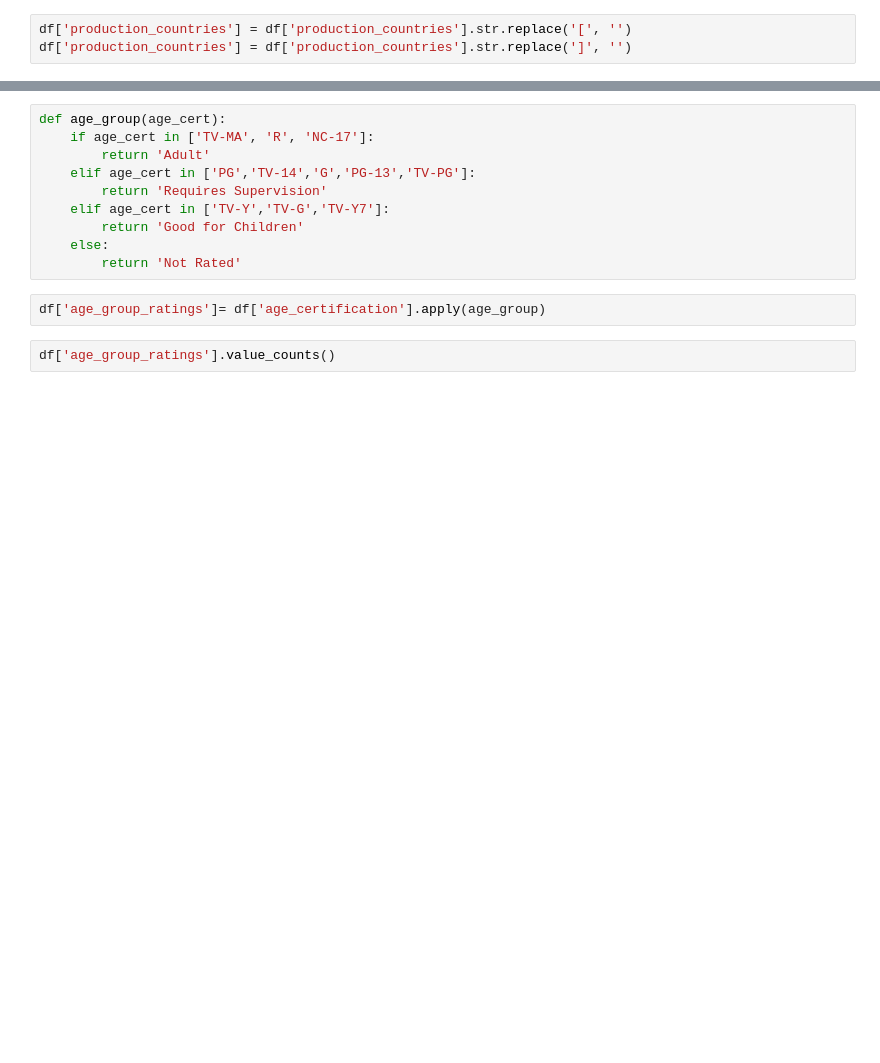
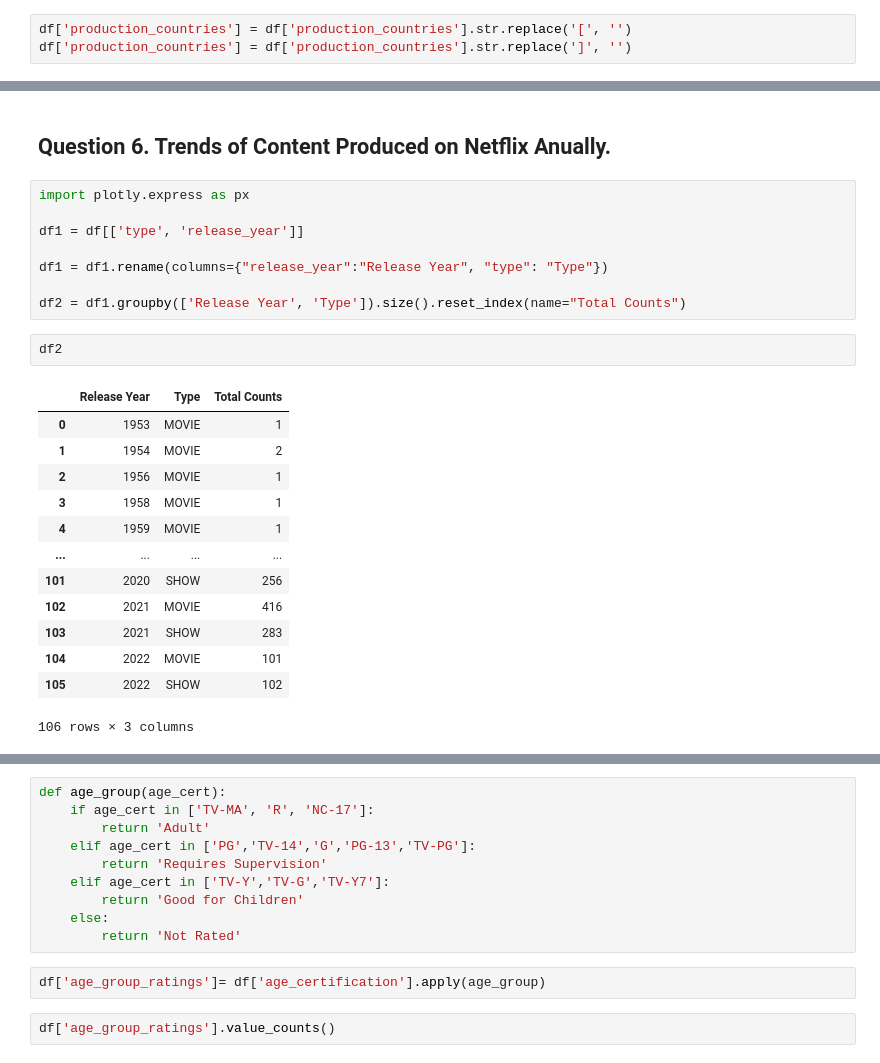
Before and after one commit to Nahsc0/Netflix_Movie_Analysis, a Jupyter notebook: NetflixAssignment (1).ipynb, the cells around one changed output, grey strips where cells are left out. Saved outputs shown, nothing was run; the diff lists cells and outputs as text; blank space fills up the shorter version.

```diff
--- a/NetflixAssignment (1).ipynb
+++ b/NetflixAssignment (1).ipynb
@@ -335,0 +361,26 @@ plt.show()
+# %% [markdown]
+## Question 6. Trends of Content Produced on Netflix Anually.
+# %%
+import plotly.express as px
+
+df1 = df[['type', 'release_year']]
+
+df1 = df1.rename(columns={"release_year":"Release Year", "type": "Type"})
+
+df2 = df1.groupby(['Release Year', 'Type']).size().reset_index(name="Total Counts")
+# %%
+df2
+# %% [output]
+|  | Release Year | Type | Total Counts |
+| 0 | 1953 | MOVIE | 1 |
+| 1 | 1954 | MOVIE | 2 |
+| 2 | 1956 | MOVIE | 1 |
+| 3 | 1958 | MOVIE | 1 |
+| 4 | 1959 | MOVIE | 1 |
+| ... | ... | ... | ... |
+| 101 | 2020 | SHOW | 256 |
+| 102 | 2021 | MOVIE | 416 |
+| 103 | 2021 | SHOW | 283 |
+| 104 | 2022 | MOVIE | 101 |
+| 105 | 2022 | SHOW | 102 |
+106 rows × 3 columns
```
Also changed, not shown: parts of 59 cells of this notebook.
